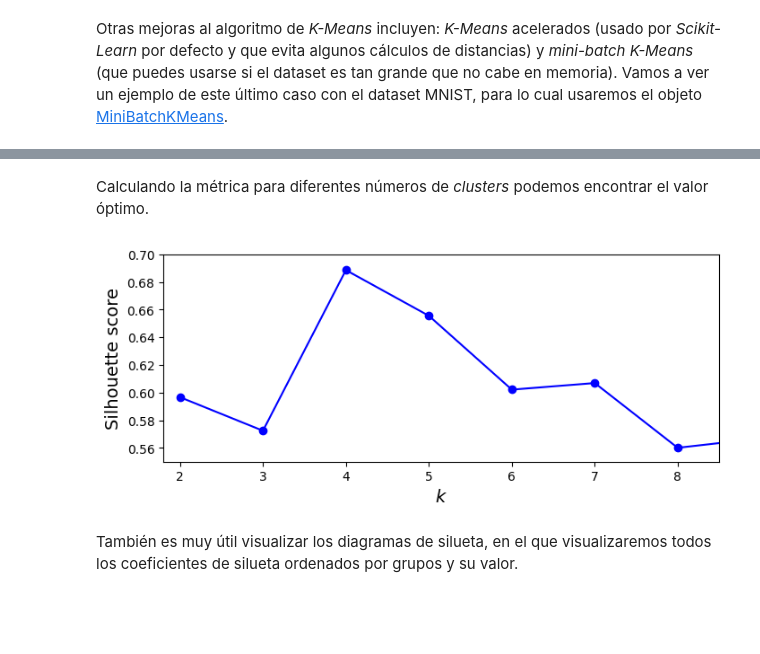
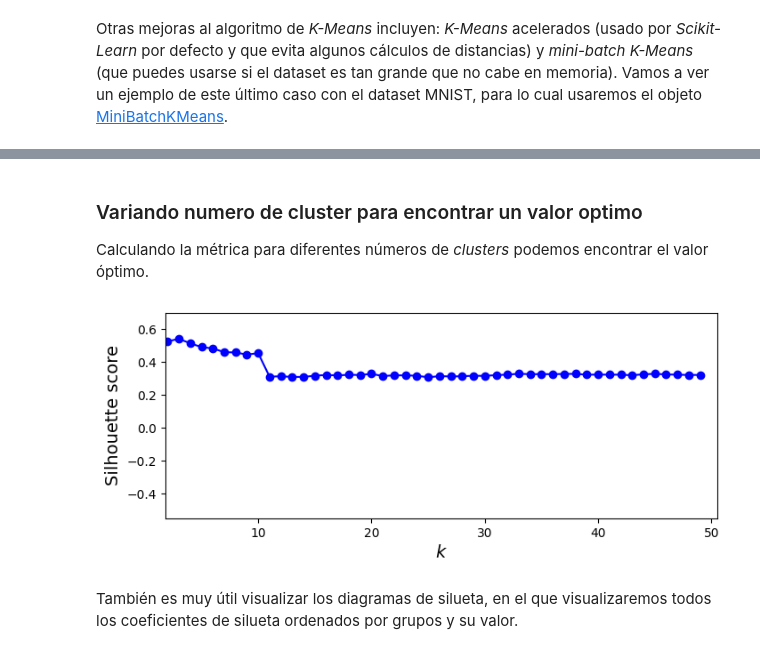
Before and after one commit to bspoloo/SIS420-012024, a Jupyter notebook: Laboratorios/Laboratorio 6/lab 6 aprendizaje no supervisado.ipynb, the cells around one changed output, grey strips where cells are left out. Saved outputs shown, nothing was run; the diff lists cells and outputs as text; code cells hidden in the pictures; blank space fills up the shorter version.

```diff
--- a/Laboratorios/Laboratorio 6/lab 6 aprendizaje no supervisado.ipynb
+++ b/Laboratorios/Laboratorio 6/lab 6 aprendizaje no supervisado.ipynb
@@ -64,15 +92,13 @@ Generamos un conjunto de datos simulado con cinco clústeres utilizando la funci
 blob_centers = np.array(
     [[ 0.2,  2.3],
      [-1.5 ,  2.3],
-     [-2.8,  1.8],
-     [-2.8,  2.8],
      [-2.8,  1.3]])
 
 #una matriz NumPy que contiene las desviaciones estándar de los clústeres.
-blob_std = np.array([0.4, 0.3, 0.1, 0.1, 0.1])
+blob_std = np.array([0.2, 0.5, 0.7])
 
 #para generar un conjunto de datos X y las etiquetas correspondientes y.
-X, y = make_blobs(n_samples=2000,
+X, y = make_blobs(n_samples=3000,
                   centers=blob_centers,
                   cluster_std=blob_std,
                   random_state=7)
@@ -175,11 +265,11 @@ array([[2.81093633, 0.32995317, 2.9042344 , 1.49439034, 2.88633901],
 Este algoritmo funciona asignando centroides de manera aleatoria y, de manera iterativa, asigna cada instancia a uno de ellos (el más cercano) tras lo cual se recalcula el centroide como el valor promedio de todas las instancias asignadas al grupo.
 # %%
 kmeans_iter1 = KMeans(n_clusters=5, init="random", n_init=1,
-                     algorithm="full", max_iter=1, random_state=1)
+                     algorithm="elkan", max_iter=1, random_state=1)
 kmeans_iter2 = KMeans(n_clusters=5, init="random", n_init=1,
-                     algorithm="full", max_iter=2, random_state=1)
+                     algorithm="elkan", max_iter=2, random_state=1)
 kmeans_iter3 = KMeans(n_clusters=5, init="random", n_init=1,
-                     algorithm="full", max_iter=3, random_state=1)
+                     algorithm="elkan", max_iter=3, random_state=1)
 kmeans_iter1.fit(X)
 kmeans_iter2.fit(X)
 kmeans_iter3.fit(X)
@@ -251,6 +341,6 @@ plt.show()
 Para minimizar el impacto de la inicialización tenemos varias alternativas: probar varias y quedarnos con la mejor, o usar la inicialización inteligente que ofrece *Scikit-Learn* por defecto.
 # %%
 kmeans_rnd_10_inits = KMeans(n_clusters=5, init="random", n_init=10,
-                              algorithm="full", random_state=11)
+                              algorithm="elkan", random_state=11)
 kmeans_rnd_10_inits.fit(X)
 # %% [output]
@@ -280,27 +370,27 @@ def load_next_batch(batch_size):
 # %%
 from sklearn.cluster import MiniBatchKMeans
 
-k = 5
+k = 20
 n_init = 10
 n_iterations = 100
 batch_size = 100
 init_size = 500
-evaluate_on_last_n_iters = 10
+evaluate_on_last_n_iters = 10 #Número de iteraciones en las que se evaluará la inercia del modelo KMeans para determinar la mejor inicialización.
 
-best_kmeans = None
+best_kmeans = None #como None, que se utilizará para almacenar el mejor modelo KMeans encontrado durante las iteraciones.
 
 for init in range(n_init):
-    minibatch_kmeans = MiniBatchKMeans(n_clusters=k, init_size=init_size)
+    minibatch_kmeans = MiniBatchKMeans(n_clusters=k, init_size=init_size) # con el número de clústeres k y el tamaño de la muestra inicial init_size.
     X_init = load_next_batch(init_size)
-    minibatch_kmeans.partial_fit(X_init)
+    minibatch_kmeans.partial_fit(X_init) # usamos partialFit cuando los datos llegan en secuencias o lotes.
 
-    minibatch_kmeans.sum_inertia_ = 0
-    for iteration in range(n_iterations):
+    minibatch_kmeans.sum_inertia_ = 0 #Inicializa la suma de la inercia del modelo KMeans.
+    for iteration in range(n_iterations): # Iteramos n_veces para ajustar parcialmente el modelo KMeans con lotes de datos:
         X_batch = load_next_batch(batch_size)
         minibatch_kmeans.partial_fit(X_batch)
         if iteration >= n_iterations - evaluate_on_last_n_iters:
             minibatch_kmeans.sum_inertia_ += minibatch_kmeans.inertia_
-
+#Compara la suma de la inercia del modelo actual con la mejor suma de la inercia encontrada hasta ahora y actualiza best_kmeans si el modelo actual tiene una suma de inercia menor.
     if (best_kmeans is None or
         minibatch_kmeans.sum_inertia_ < best_kmeans.sum_inertia_):
         best_kmeans = minibatch_kmeans
@@ -322,20 +419,24 @@ silhouette_score(X, kmeans.labels_)
 # %% [markdown]
+### Variando numero de cluster para encontrar un valor optimo
+
 Calculando la métrica para diferentes números de *clusters* podemos encontrar el valor óptimo.
 # %%
 kmeans_per_k = [KMeans(n_clusters=k, random_state=42).fit(X)
-                for k in range(1, 10)]
+                for k in range(1, 50)]
 
 silhouette_scores = [silhouette_score(X, model.labels_)
                      for model in kmeans_per_k[1:]]
 
+
+
 plt.figure(figsize=(8, 3))
-plt.plot(range(2, 10), silhouette_scores, "bo-")
+plt.plot(range(2, 50), silhouette_scores, "bo-")
 plt.xlabel("$k$", fontsize=14)
 plt.ylabel("Silhouette score", fontsize=14)
-plt.axis([1.8, 8.5, 0.55, 0.7])
+plt.axis([1.8, 50.5, -0.55, 0.7])
 plt.show()
 # %% [output]
-[figure, old version]
+[figure, new version]
 # %% [markdown]
 También es muy útil visualizar los diagramas de silueta, en el que visualizaremos todos los coeficientes de silueta ordenados por grupos y su valor.
 # %%
```
Also changed, not shown: parts of 105 cells of this notebook.
